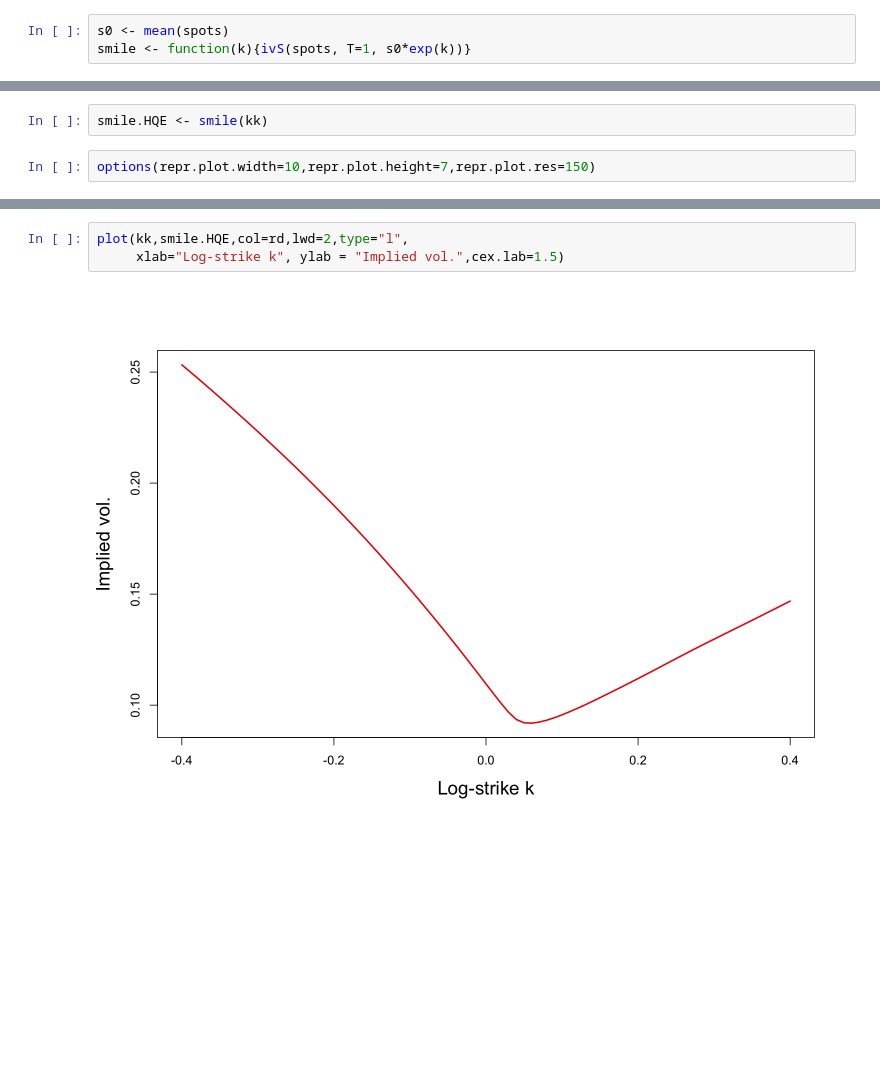
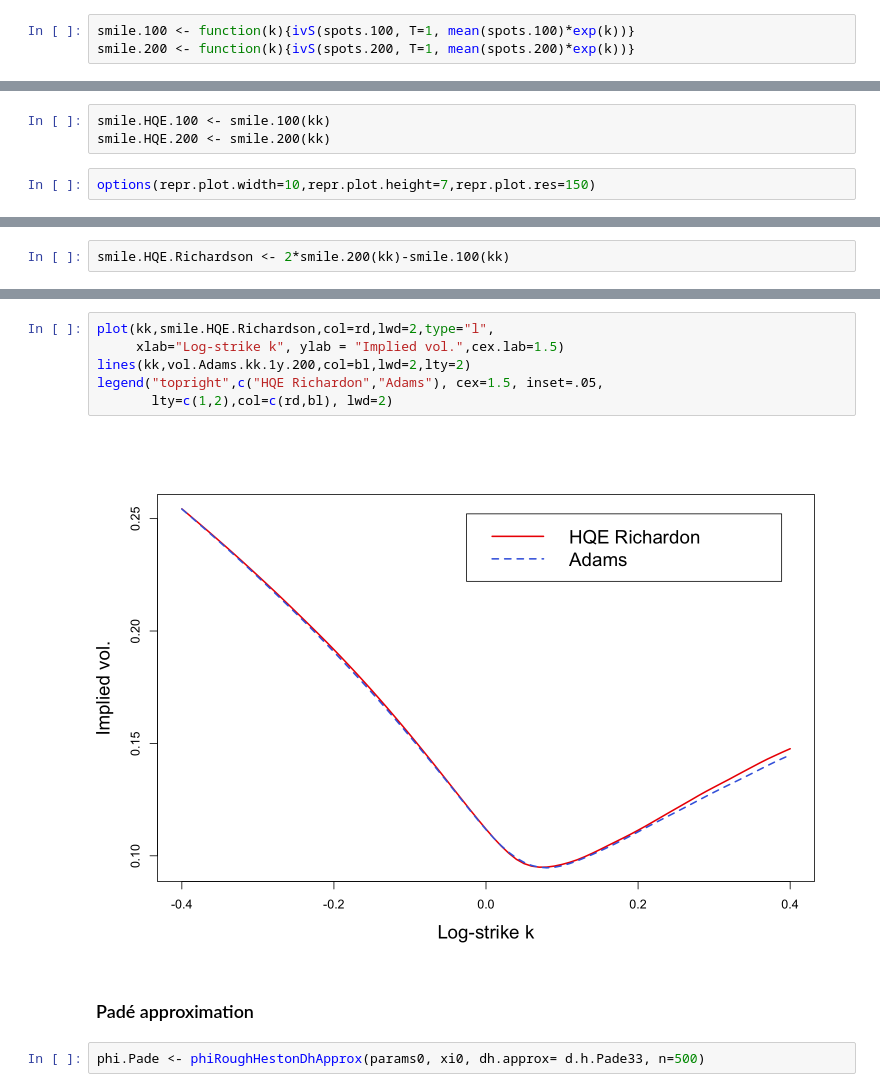
Before and after one commit to jgatheral/AFVsimulationCode, a Jupyter notebook: AFV simulation demonstration.ipynb, the cells around one changed output, grey strips where cells are left out. Cells and saved outputs as stored; diff of their text form; blank space fills up the shorter version.

```diff
--- a/AFV simulation demonstration.ipynb
+++ b/AFV simulation demonstration.ipynb
@@ -112,14 +120,15 @@ hist(spots,breaks=200,xlab=expression(S[T]),main="",col=pk, border=pk, cex.lab=1
 Note the fat negative tail in the return distribution.
 # %% [markdown]
 ### Draw the 1 year smile with the above parameters
-# %%
-s0 <- mean(spots)
-smile <- function(k){ivS(spots, T=1, s0*exp(k))}
+# %%
+smile.100 <- function(k){ivS(spots.100, T=1, mean(spots.100)*exp(k))}
+smile.200 <- function(k){ivS(spots.200, T=1, mean(spots.200)*exp(k))}
 # %% [markdown]
 We select a vector of log-strikes.
 # %%
 kk <- seq(-.4,.4,.01)
 # %%
-smile.HQE <- smile(kk)
+smile.HQE.100 <- smile.100(kk)
+smile.HQE.200 <- smile.200(kk)
 # %%
 options(repr.plot.width=10,repr.plot.height=7,repr.plot.res=150)
@@ -125,0 +145,2 @@ options(repr.plot.width=10,repr.plot.height=7,repr.plot.res=150)
+# %%
+smile.HQE.Richardson <- 2*smile.200(kk)-smile.100(kk)
@@ -126,5 +198,12 @@ options(repr.plot.width=10,repr.plot.height=7,repr.plot.res=150)
 # %%
-plot(kk,smile.HQE,col=rd,lwd=2,type="l",
+plot(kk,smile.HQE.Richardson,col=rd,lwd=2,type="l",
      xlab="Log-strike k", ylab = "Implied vol.",cex.lab=1.5)
+lines(kk,vol.Adams.kk.1y.200,col=bl,lwd=2,lty=2)
+legend("topright",c("HQE Richardon","Adams"), cex=1.5, inset=.05,
+       lty=c(1,2),col=c(rd,bl), lwd=2)
 # %% [output]
-[figure, old version]
+[figure, new version]
+# %% [markdown]
+### Padé approximation
+# %%
+phi.Pade <- phiRoughHestonDhApprox(params0, xi0, dh.approx= d.h.Pade33, n=500)
```
Also changed, not shown: parts of 23 cells of this notebook, 4 other files.
